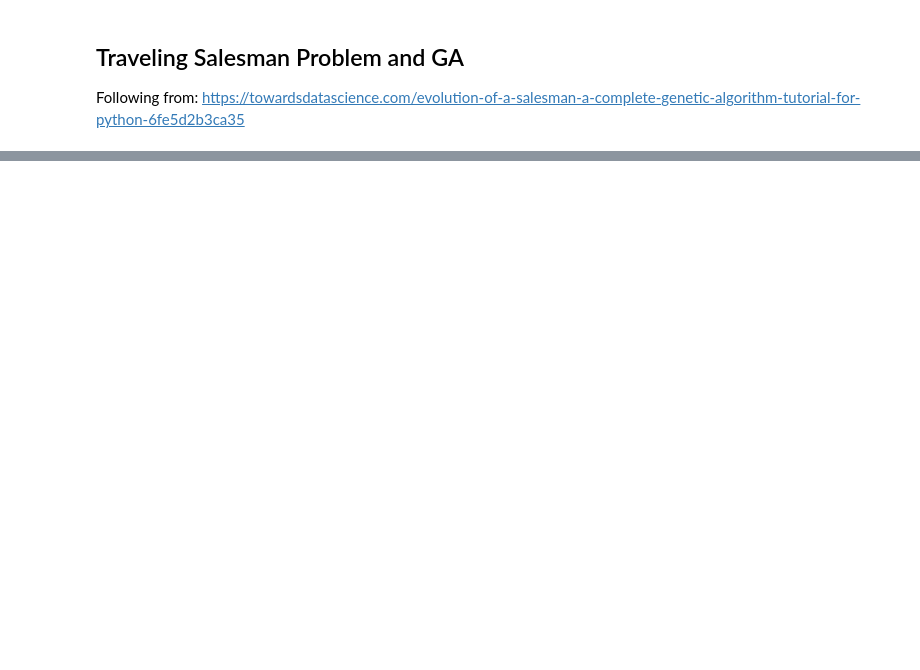
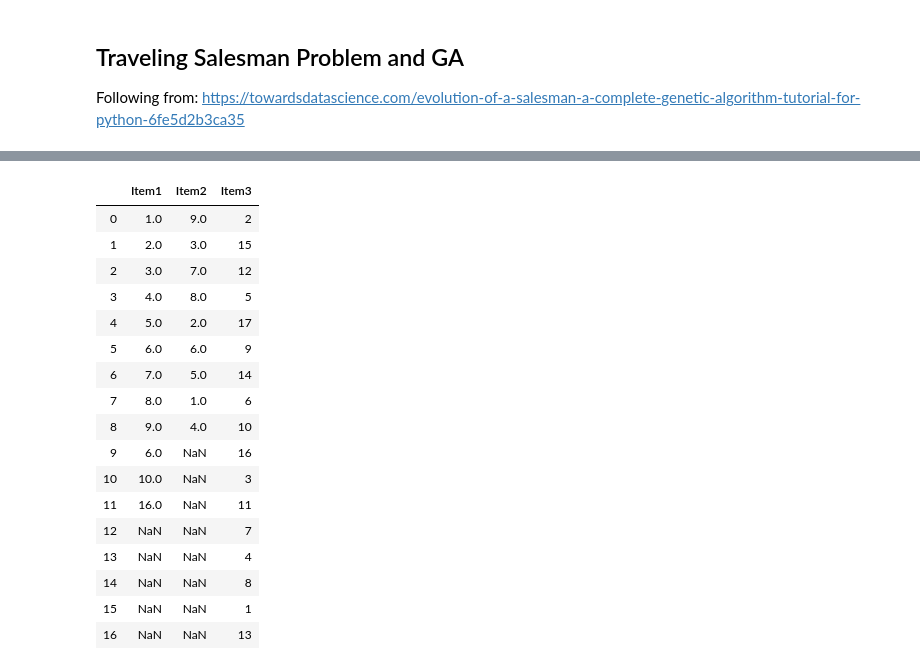
Before and after one commit to Automated-Beamline-Endeavors/ga_work, a Jupyter notebook: Traveling Salesman Problem.ipynb, the cells around one changed output, grey strips where cells are left out. Saved outputs shown, nothing was run; the diff lists cells and outputs as text; code cells hidden in the pictures; blank space fills up the shorter version.

```diff
--- a/Traveling Salesman Problem.ipynb
+++ b/Traveling Salesman Problem.ipynb
@@ -625,3 +701,32 @@ df
+# %%
+p1 = [1,2,3,4,5,6,7,8,9,6,10,16]
+p2 = [9,3,7,8,2,6,5,1,4]
+p3 = [2,15,12,5,17,9,14,6,10,16,3,11,7,4,8,1,13]
+df1 = pd.DataFrame(data = {"Item1": p1})
+df2 = pd.DataFrame(data = {"Item2": p2})
+df3 = pd.DataFrame(data = {"Item3": p3})
+# %%
+df = pd.concat([df1, df2, df3], axis = 1)
+df
+# %% [output]
+|  | Item1 | Item2 | Item3 |
+| 0 | 1.0 | 9.0 | 2 |
+| 1 | 2.0 | 3.0 | 15 |
+| 2 | 3.0 | 7.0 | 12 |
+| 3 | 4.0 | 8.0 | 5 |
+| 4 | 5.0 | 2.0 | 17 |
+| 5 | 6.0 | 6.0 | 9 |
+| 6 | 7.0 | 5.0 | 14 |
+| 7 | 8.0 | 1.0 | 6 |
+| 8 | 9.0 | 4.0 | 10 |
+| 9 | 6.0 | NaN | 16 |
+| 10 | 10.0 | NaN | 3 |
+| 11 | 16.0 | NaN | 11 |
+| 12 | NaN | NaN | 7 |
+| 13 | NaN | NaN | 4 |
+| 14 | NaN | NaN | 8 |
+| 15 | NaN | NaN | 1 |
+| 16 | NaN | NaN | 13 |
 # %%
 plt.plot(df)
 plt.ylabel('Distance')
```
Also changed, not shown: parts of 30 cells of this notebook, 1 other file.
